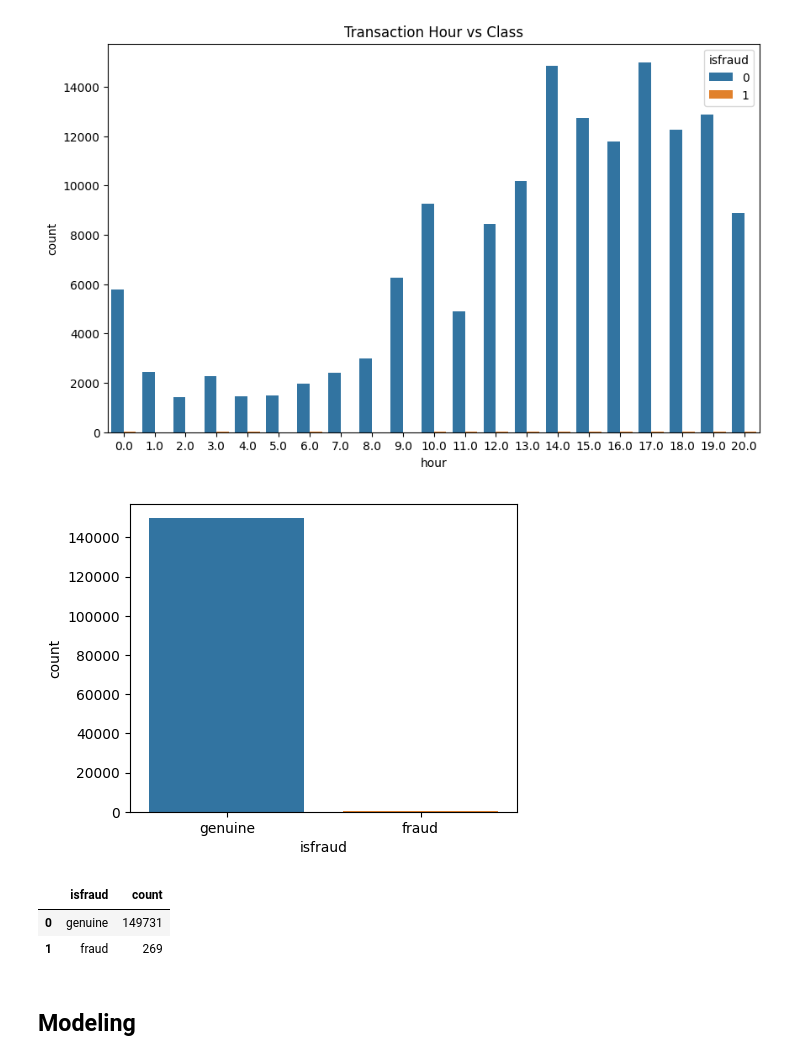
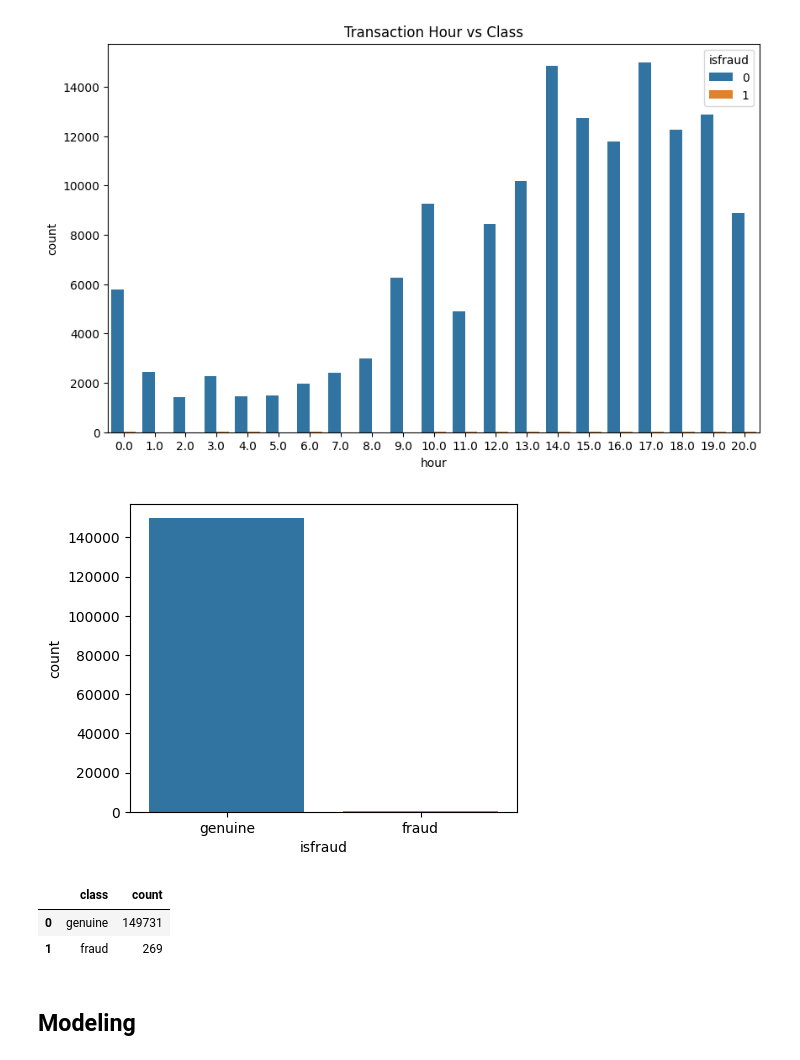
Before and after one commit to saikiran816/creditcard-fraud-detection, a Jupyter notebook: notebook/class_imbalance_with_tuning.ipynb, the cells around one changed output. Cells and saved outputs as stored; diff of their text form; code cells hidden in the pictures.

```diff
--- a/notebook/class_imbalance_with_tuning.ipynb
+++ b/notebook/class_imbalance_with_tuning.ipynb
@@ -143,17 +143,17 @@ plt.show()
 [figure]
 # %%
 # exploring class distribution
-class_df = train.isfraud.value_counts().reset_index()
-class_df.isfraud = class_df.isfraud.replace(1,"fraud")
-class_df.isfraud = class_df.isfraud.replace(0,"genuine")
+class_df = train.class.value_counts().reset_index()
+class_df.class = class_df.class.replace(1,"fraud")
+class_df.class = class_df.class.replace(0,"genuine")
 fig, ax = plt.subplots(figsize=(5,4))
-bars = sns.barplot(class_df,x="isfraud",y="count",hue="isfraud")
+bars = sns.barplot(class_df,x="class",y="count",hue="class")
 plt.show()
 
 class_df
 # %% [output]
 [figure]
-|  | isfraud | count |
+|  | class | count |
 | 0 | genuine | 149731 |
 | 1 | fraud | 269 |
 # %% [markdown]
```
Also changed, not shown: parts of 12 cells of this notebook, 11 other files.
